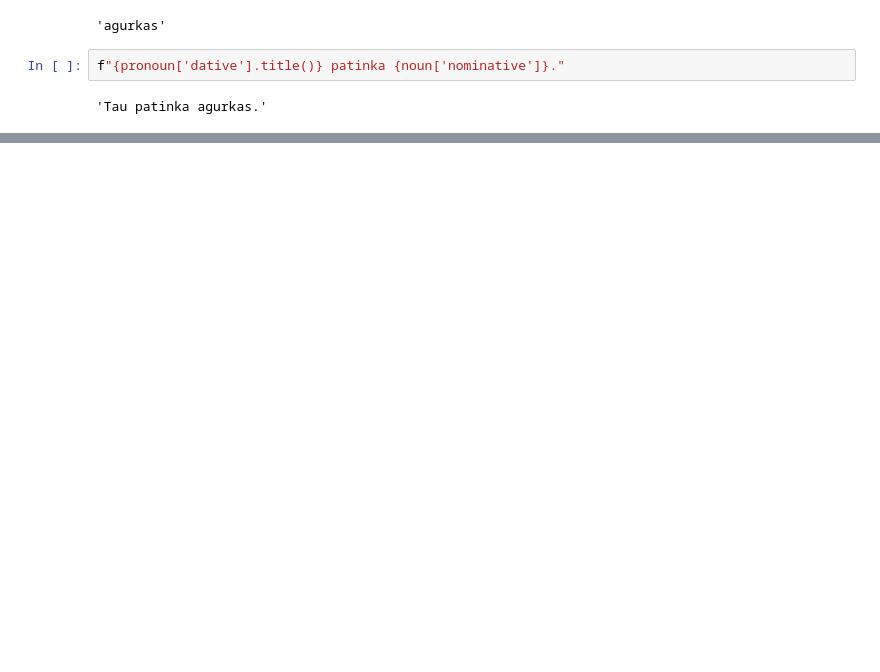
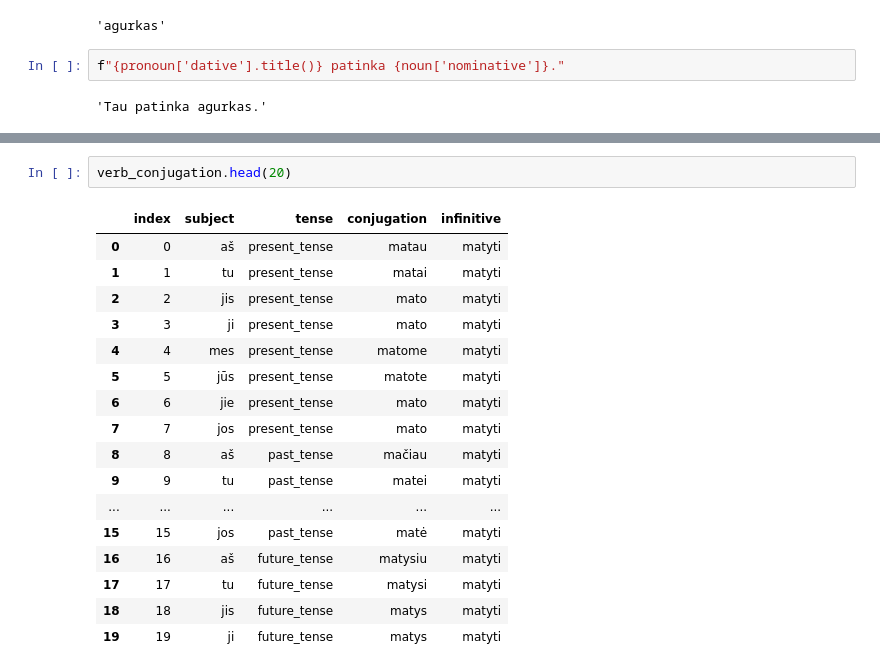
Before and after one commit to jbwhit/lithuanianapp, a Jupyter notebook: gsheet.ipynb, the cells around one changed output, grey strips where cells are left out. Cells and saved outputs as stored; diff of their text form; blank space fills up the shorter version.

```diff
--- a/gsheet.ipynb
+++ b/gsheet.ipynb
@@ -196,0 +420,20 @@ f"{pronoun['dative'].title()} patinka {noun['nominative']}."
+# %%
+verb_conjugation.head(20)
+# %% [output]
+|  | index | subject | tense | conjugation | infinitive |
+| 0 | 0 | aš | present_tense | matau | matyti |
+| 1 | 1 | tu | present_tense | matai | matyti |
+| 2 | 2 | jis | present_tense | mato | matyti |
+| 3 | 3 | ji | present_tense | mato | matyti |
+| 4 | 4 | mes | present_tense | matome | matyti |
+| 5 | 5 | jūs | present_tense | matote | matyti |
+| 6 | 6 | jie | present_tense | mato | matyti |
+| 7 | 7 | jos | present_tense | mato | matyti |
+| 8 | 8 | aš | past_tense | mačiau | matyti |
+| 9 | 9 | tu | past_tense | matei | matyti |
+| ... | ... | ... | ... | ... | ... |
+| 15 | 15 | jos | past_tense | matė | matyti |
+| 16 | 16 | aš | future_tense | matysiu | matyti |
+| 17 | 17 | tu | future_tense | matysi | matyti |
+| 18 | 18 | jis | future_tense | matys | matyti |
+| 19 | 19 | ji | future_tense | matys | matyti |
```
Also changed, not shown: parts of 59 cells of this notebook.
